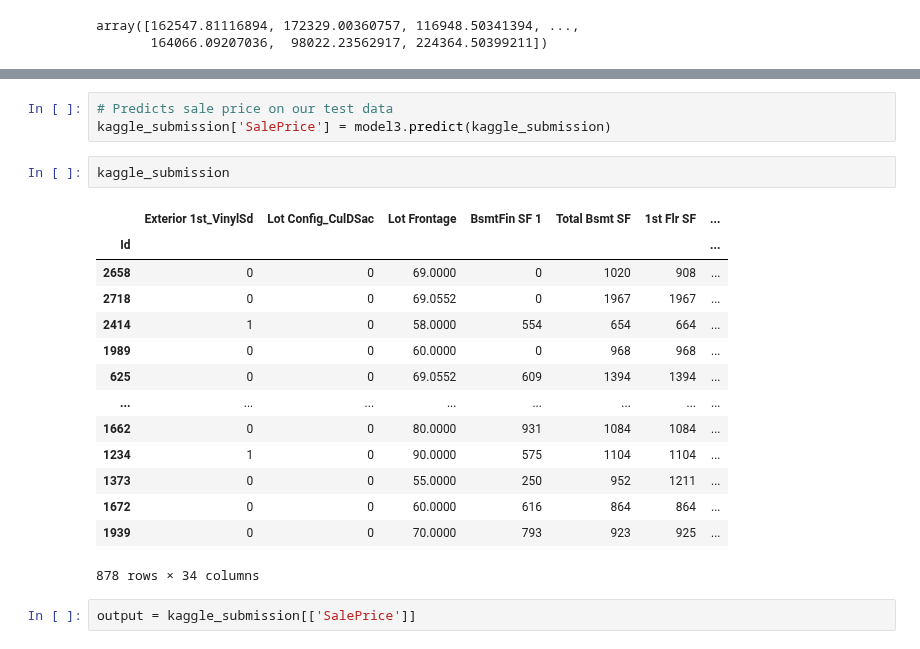
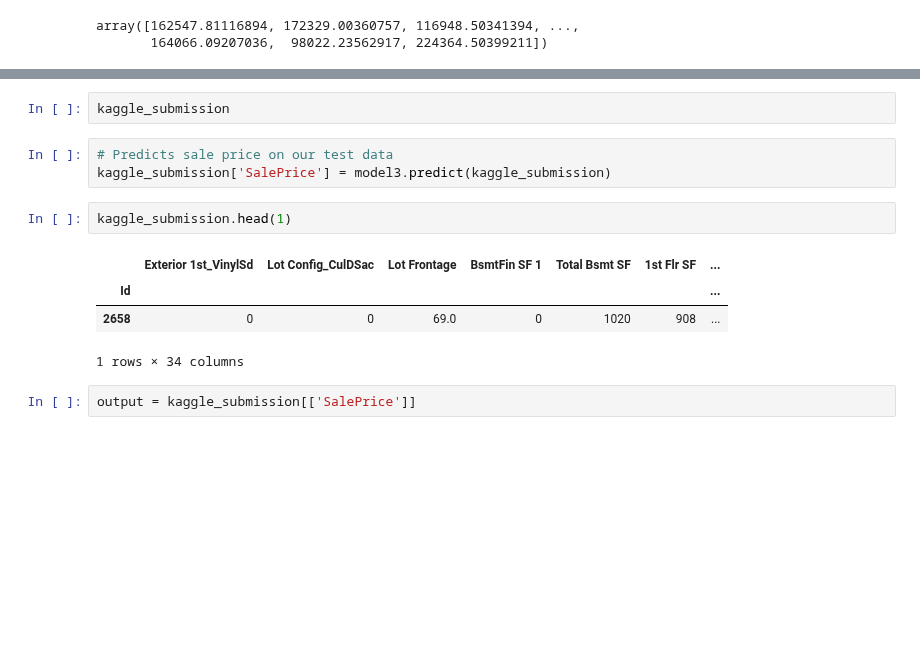
Before and after one commit to amcurley/GA_projects, a Jupyter notebook: Projects/project_2-master/ML_models.ipynb, the cells around one changed output, grey strips where cells are left out. Drawn from its saved outputs; the diff is of its cells as text; blank space fills up the shorter version.

```diff
--- a/Projects/project_2-master/ML_models.ipynb
+++ b/Projects/project_2-master/ML_models.ipynb
@@ -460,23 +447,15 @@ array([22281805.63680606, 25128641.74078936, 18794782.75811453,
+# %%
+kaggle_submission
 # %%
 # Predicts sale price on our test data
 kaggle_submission['SalePrice'] = model3.predict(kaggle_submission)
 # %%
-kaggle_submission
+kaggle_submission.head(1)
 # %% [output]
 |  | Exterior 1st_VinylSd | Lot Config_CulDSac | Lot Frontage | BsmtFin SF 1 | Total Bsmt SF | 1st Flr SF | ... |
 | Id |  |  |  |  |  |  | ... |
-| 2658 | 0 | 0 | 69.0000 | 0 | 1020 | 908 | ... |
-| 2718 | 0 | 0 | 69.0552 | 0 | 1967 | 1967 | ... |
-| 2414 | 1 | 0 | 58.0000 | 554 | 654 | 664 | ... |
-| 1989 | 0 | 0 | 60.0000 | 0 | 968 | 968 | ... |
-| 625 | 0 | 0 | 69.0552 | 609 | 1394 | 1394 | ... |
-| ... | ... | ... | ... | ... | ... | ... | ... |
-| 1662 | 0 | 0 | 80.0000 | 931 | 1084 | 1084 | ... |
-| 1234 | 1 | 0 | 90.0000 | 575 | 1104 | 1104 | ... |
-| 1373 | 0 | 0 | 55.0000 | 250 | 952 | 1211 | ... |
-| 1672 | 0 | 0 | 60.0000 | 616 | 864 | 864 | ... |
-| 1939 | 0 | 0 | 70.0000 | 793 | 923 | 925 | ... |
+| 2658 | 0 | 0 | 69.0 | 0 | 1020 | 908 | ... |
-878 rows × 34 columns
+1 rows × 34 columns
 # %%
 output = kaggle_submission[['SalePrice']]
 # %%
```
Also changed, not shown: parts of 8 cells of this notebook, 1 other file.
